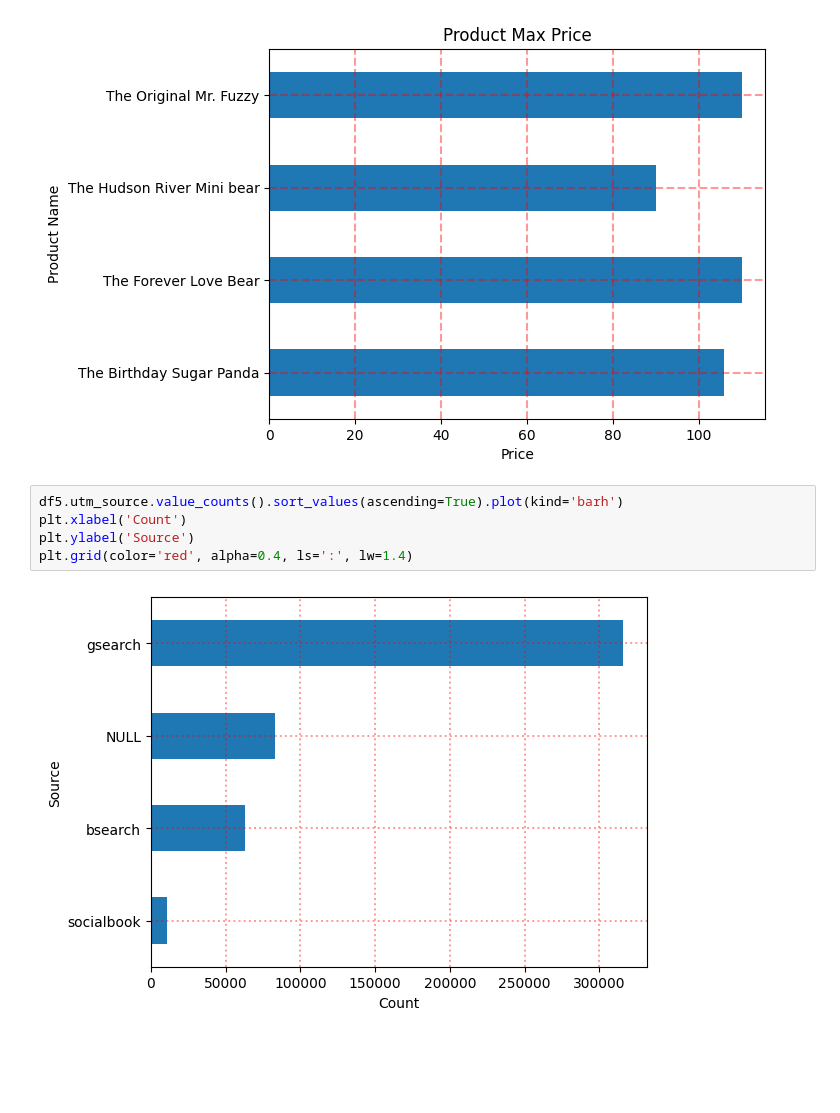
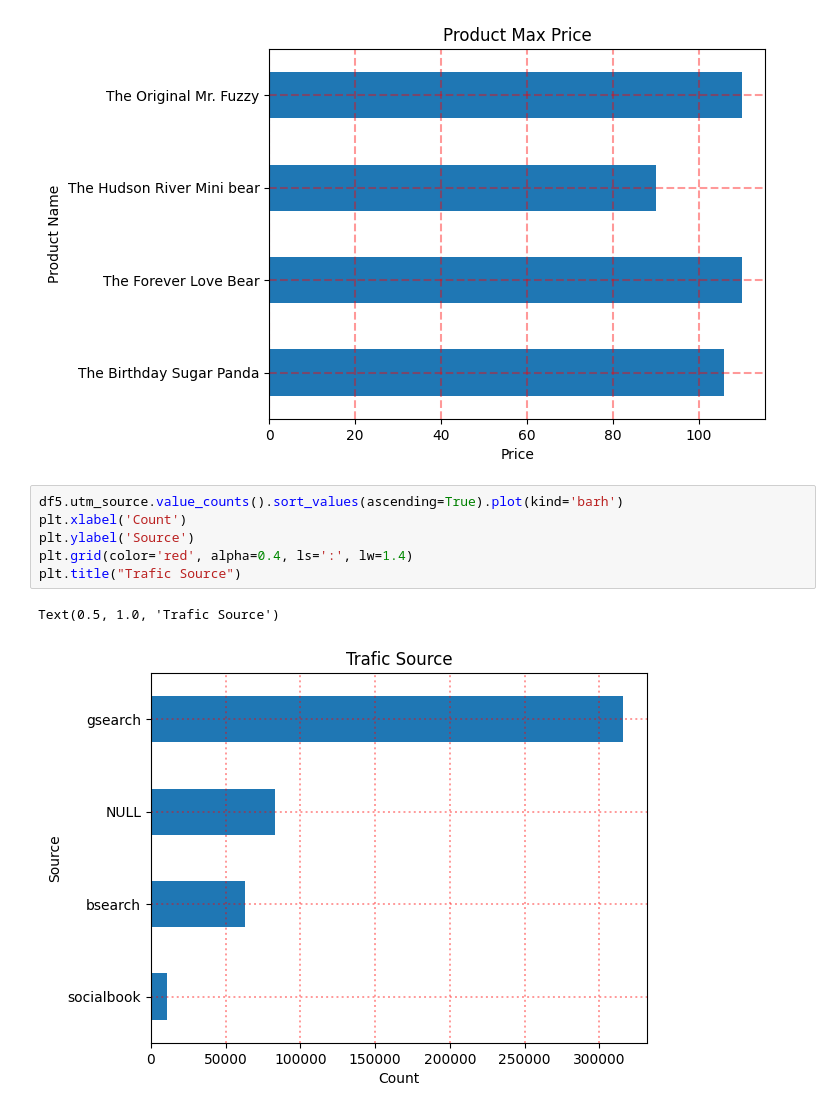
Before and after one commit to krasigarev/Python-Connection-With-SQL-Server, a Jupyter notebook: data_analysis_1.ipynb, the cells around one changed output. Saved outputs shown, nothing was run; the diff lists cells and outputs as text; blank space fills up the shorter version.

```diff
--- a/data_analysis_1.ipynb
+++ b/data_analysis_1.ipynb
@@ -143,10 +143,12 @@ plt.grid(color = 'red', alpha = 0.4, linestyle = '--', linewidth = 1.5)
 # %%
 df5.utm_source.value_counts().sort_values(ascending=True).plot(kind='barh')
 plt.xlabel('Count')
 plt.ylabel('Source')
 plt.grid(color='red', alpha=0.4, ls=':', lw=1.4)
+plt.title("Trafic Source")
 # %% [output]
+Text(0.5, 1.0, 'Trafic Source')
-[figure, old version]
+[figure, new version]
 # %%
 df5.device_type.value_counts().sort_values().plot(kind='bar')
 plt.xticks(rotation=45)
```
Also changed, not shown: parts of 7 cells of this notebook.
